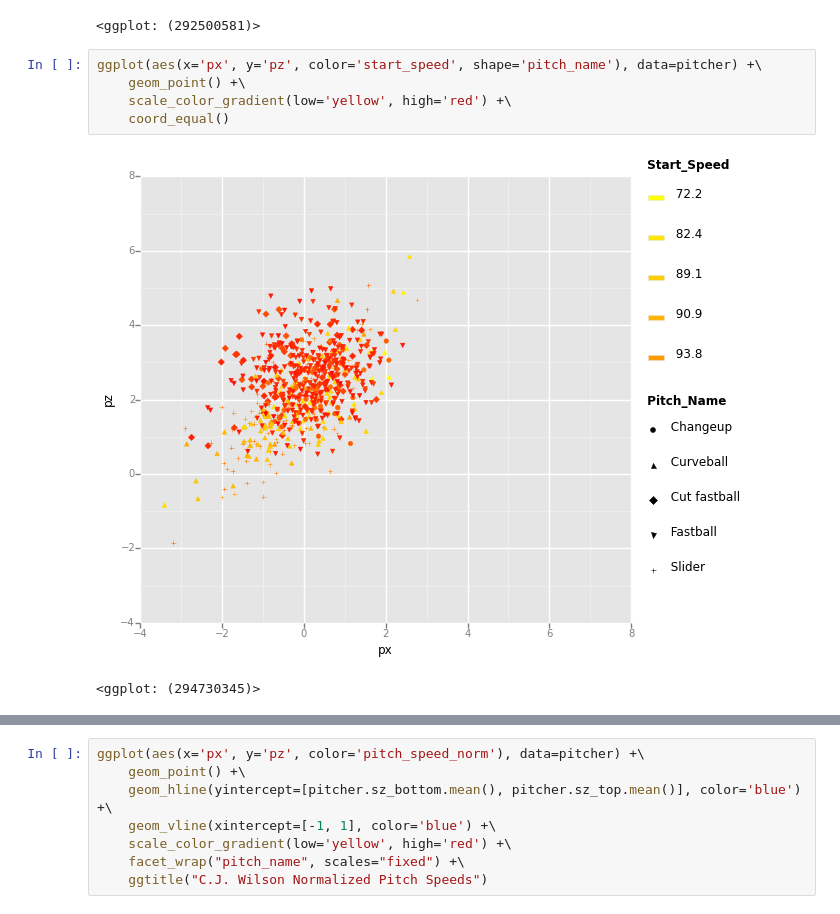
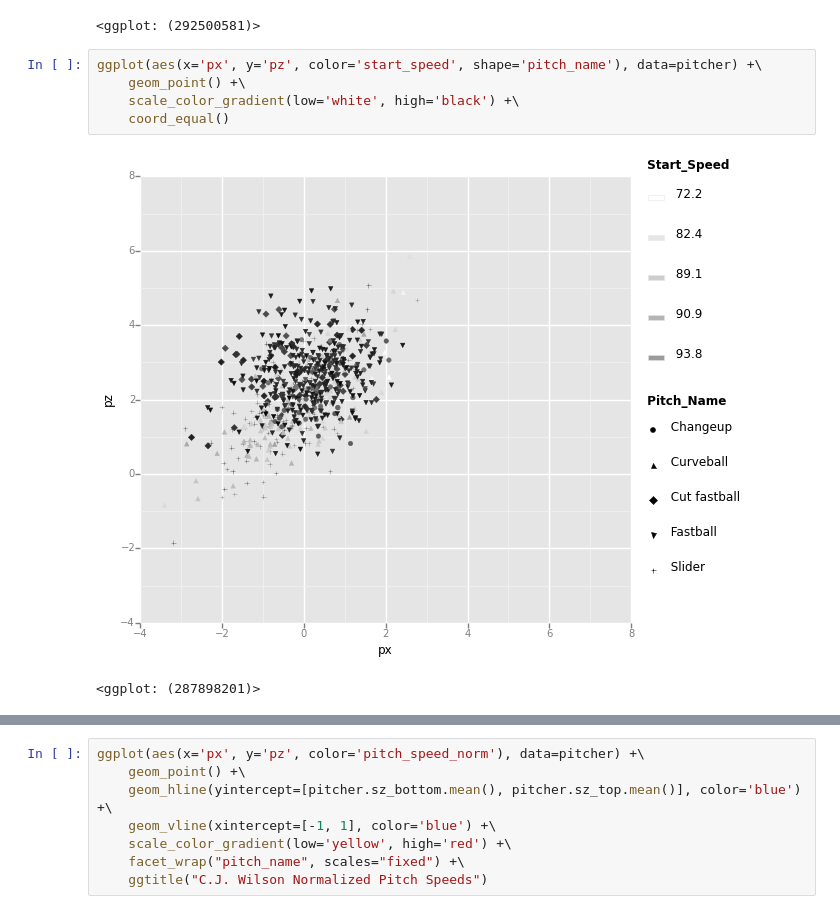
Before and after one commit to glamp/ggplot-tutorial, a Jupyter notebook: notebooks/04 - The Strike Zone - scales, labels, and themes.ipynb, the cells around one changed output, grey strips where cells are left out. Drawn from its saved outputs; the diff is of its cells as text.

```diff
--- a/notebooks/04 - The Strike Zone - scales, labels, and themes.ipynb
+++ b/notebooks/04 - The Strike Zone - scales, labels, and themes.ipynb
@@ -150,11 +152,11 @@ ggplot(aes(x='px', y='pz', color='start_speed'), data=pitcher) +\
 # %%
 ggplot(aes(x='px', y='pz', color='start_speed', shape='pitch_name'), data=pitcher) +\
     geom_point() +\
-    scale_color_gradient(low='yellow', high='red') +\
+    scale_color_gradient(low='white', high='black') +\
     coord_equal()
 # %% [output]
-[figure, old version]
+[figure, new version]
-<ggplot: (294730345)>
+<ggplot: (287898201)>
 # %%
 def normalize_pitch(speed):
     return (speed - speed.min()) / (speed.max() - speed.min())
```
Also changed, not shown: parts of 6 cells of this notebook, 3 other files.
